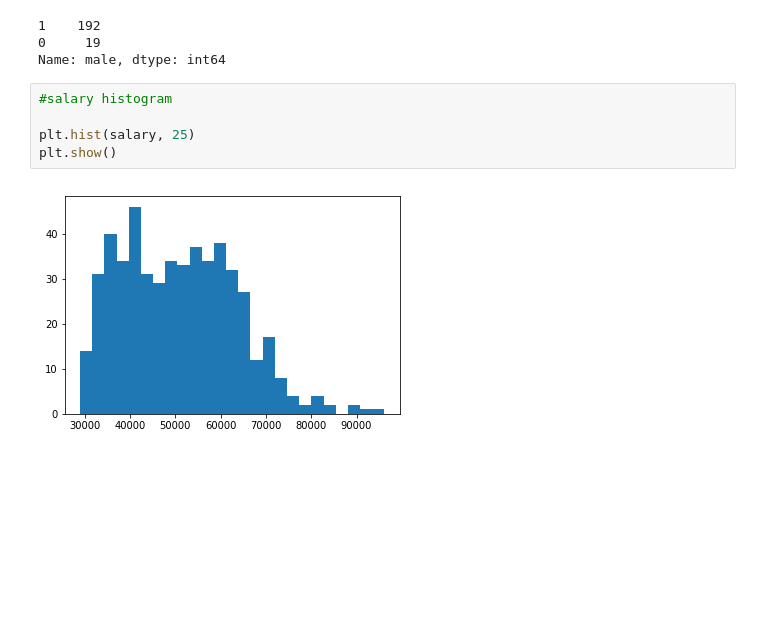
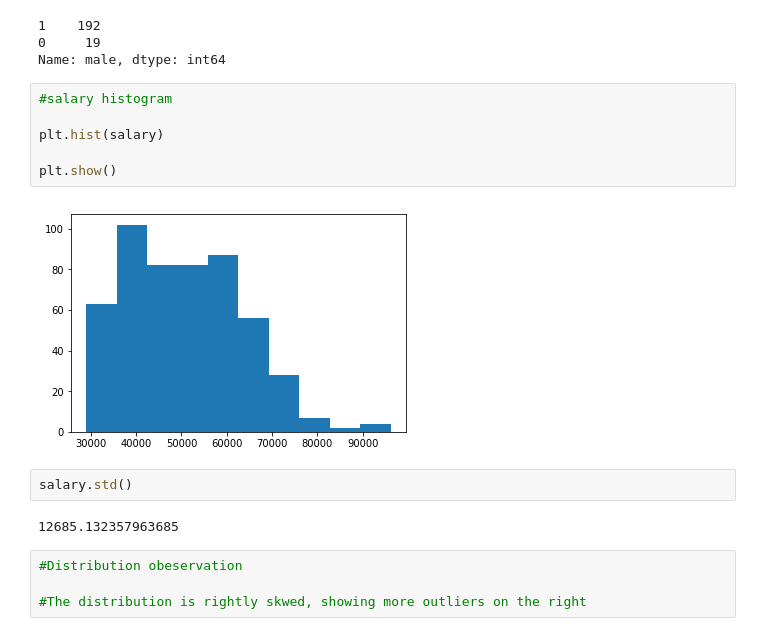
Before and after one commit to IMabuza/salary_stats, a Jupyter notebook: salary_stats_correlation.ipynb, the cells around one changed output. Drawn from its saved outputs; the diff is of its cells as text; blank space fills up the shorter version.

```diff
--- a/salary_stats_correlation.ipynb
+++ b/salary_stats_correlation.ipynb
@@ -144,7 +125,16 @@ Name: male, dtype: int64
 # %%
 #salary histogram
 
-plt.hist(salary, 25)
+plt.hist(salary)
+
 plt.show()
 # %% [output]
-[figure, old version]
+[figure, new version]
+# %%
+salary.std()
+# %% [output]
+12685.132357963685
+# %%
+#Distribution obeservation
+
+#The distribution is rightly skwed, showing more outliers on the right
```
Also changed, not shown: parts of 3 cells of this notebook.
